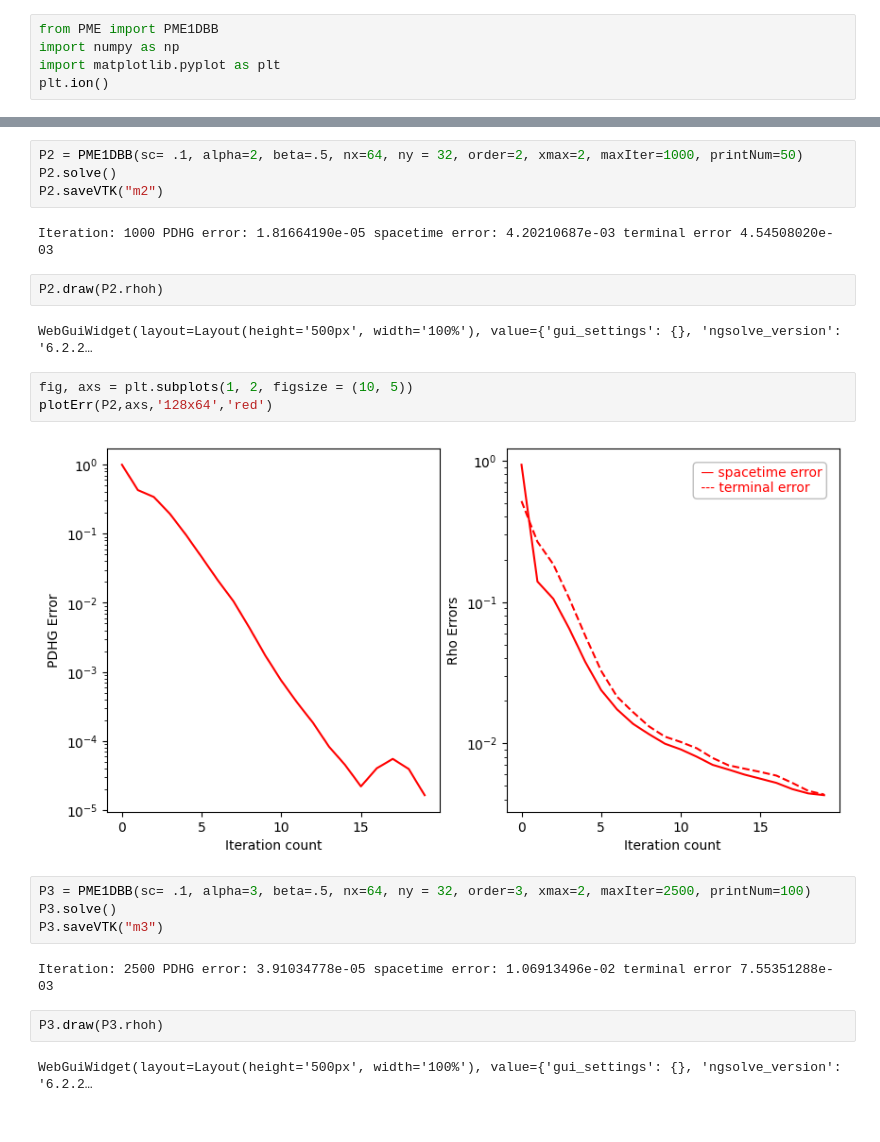
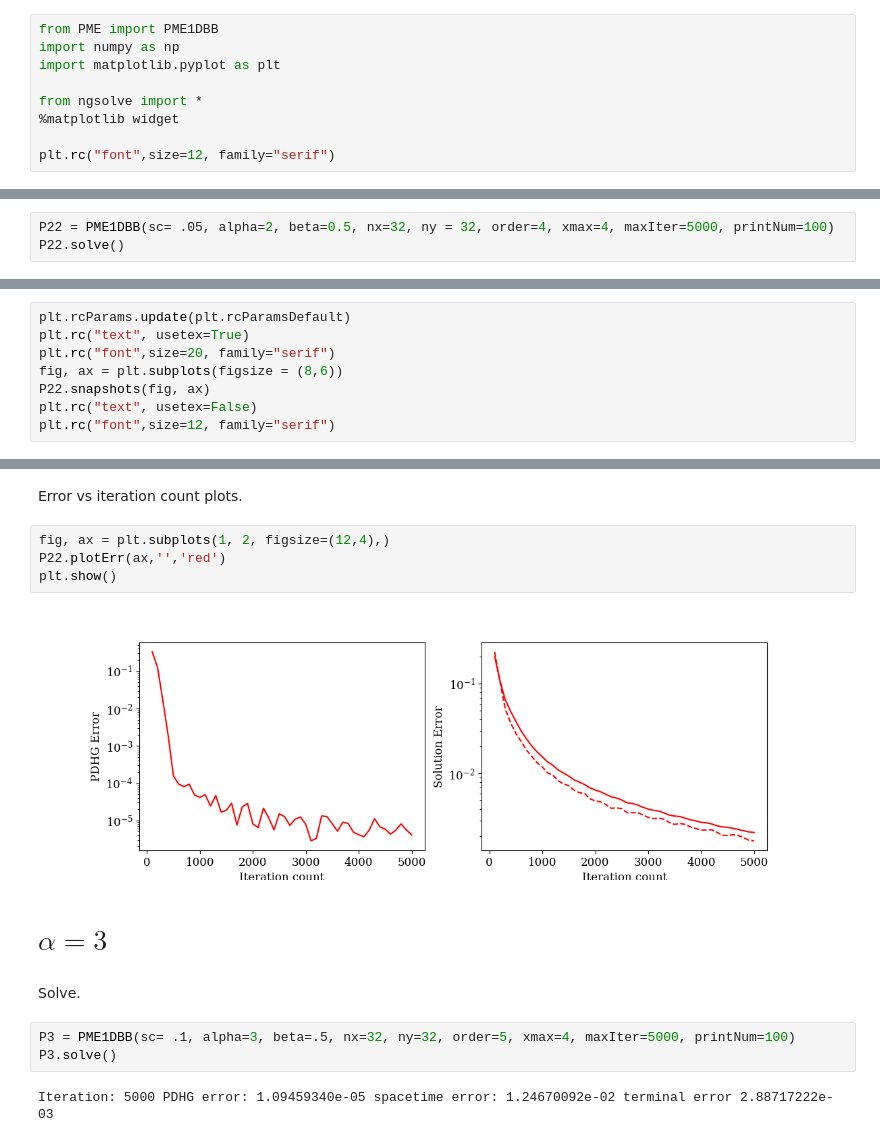
Before and after one commit to avj-jpg/WassersteinGradientFlows, a Jupyter notebook: PME_BarenBlatt.ipynb, the cells around one changed output, grey strips where cells are left out. Drawn from its saved outputs; the diff is of its cells as text.

```diff
--- a/PME_BarenBlatt.ipynb
+++ b/PME_BarenBlatt.ipynb
@@ -2,4 +4,8 @@
 from PME import PME1DBB
 import numpy as np
 import matplotlib.pyplot as plt
-plt.ion()
+
+from ngsolve import *
+%matplotlib widget
+
+plt.rc("font",size=12, family="serif")
@@ -27,0 +16,3 @@ def plotErr(self, axs, label, color):
+# %%
+P22 = PME1DBB(sc= .05, alpha=2, beta=0.5, nx=32, ny = 32, order=4, xmax=4, maxIter=5000, printNum=100)
+P22.solve()
@@ -27,0 +23,8 @@ def plotErr(self, axs, label, color):
+# %%
+plt.rcParams.update(plt.rcParamsDefault)
+plt.rc("text", usetex=True)
+plt.rc("font",size=20, family="serif")
+fig, ax = plt.subplots(figsize = (8,6))
+P22.snapshots(fig, ax)
+plt.rc("text", usetex=False)
+plt.rc("font",size=12, family="serif")
@@ -28,25 +41,17 @@ def plotErr(self, axs, label, color):
+# %% [markdown]
+Error vs iteration count plots.
+# %%
+fig, ax = plt.subplots(1, 2, figsize=(12,4),)
+P22.plotErr(ax,'','red')
+plt.show()
+# %% [output]
+[figure, added]
+# %% [markdown]
+# $\alpha = 3$
+# %% [markdown]
+Solve.
 # %%
-P2 = PME1DBB(sc= .1, alpha=2, beta=.5, nx=64, ny = 32, order=2, xmax=2, maxIter=1000, printNum=50)
-P2.solve()
-P2.saveVTK("m2")
+P3 = PME1DBB(sc= .1, alpha=3, beta=.5, nx=32, ny=32, order=5, xmax=4, maxIter=5000, printNum=100)
+P3.solve()
 # %% [output]
-Iteration: 1000 PDHG error: 1.81664190e-05 spacetime error: 4.20210687e-03 terminal error 4.54508020e-03
+Iteration: 5000 PDHG error: 1.09459340e-05 spacetime error: 1.24670092e-02 terminal error 2.88717222e-03
-# %%
-P2.draw(P2.rhoh)
-# %% [output]
-WebGuiWidget(layout=Layout(height='500px', width='100%'), value={'gui_settings': {}, 'ngsolve_version': '6.2.2…
-# %%
-fig, axs = plt.subplots(1, 2, figsize = (10, 5))
-plotErr(P2,axs,'128x64','red')
-# %% [output]
-[figure, removed]
-# %%
-P3 = PME1DBB(sc= .1, alpha=3, beta=.5, nx=64, ny = 32, order=3, xmax=2, maxIter=2500, printNum=100)
-P3.solve()
-P3.saveVTK("m3")
-# %% [output]
-Iteration: 2500 PDHG error: 3.91034778e-05 spacetime error: 1.06913496e-02 terminal error 7.55351288e-03
-# %%
-P3.draw(P3.rhoh)
-# %% [output]
-WebGuiWidget(layout=Layout(height='500px', width='100%'), value={'gui_settings': {}, 'ngsolve_version': '6.2.2…
```
Also changed, not shown: parts of 17 cells of this notebook, 9 other files.
